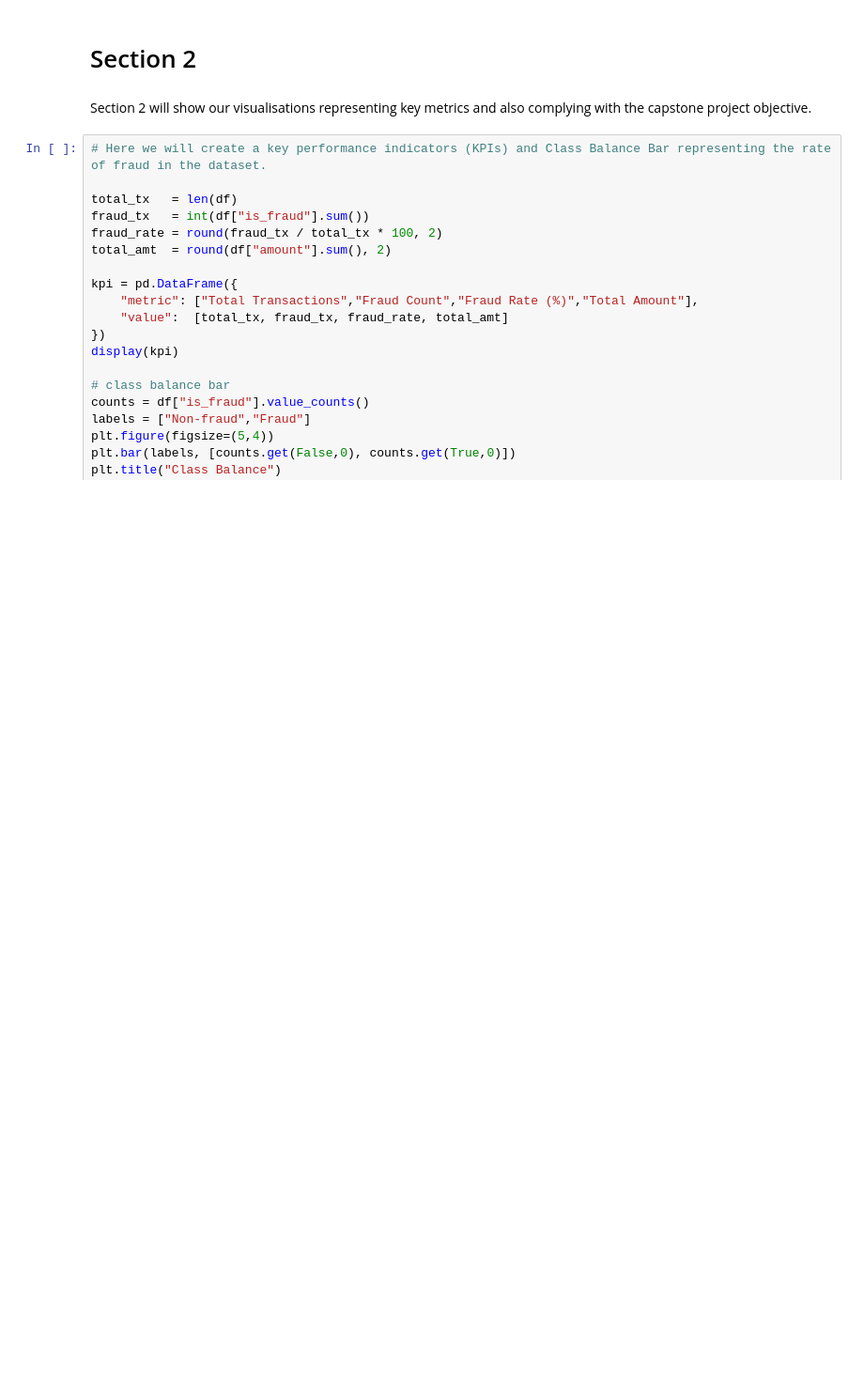
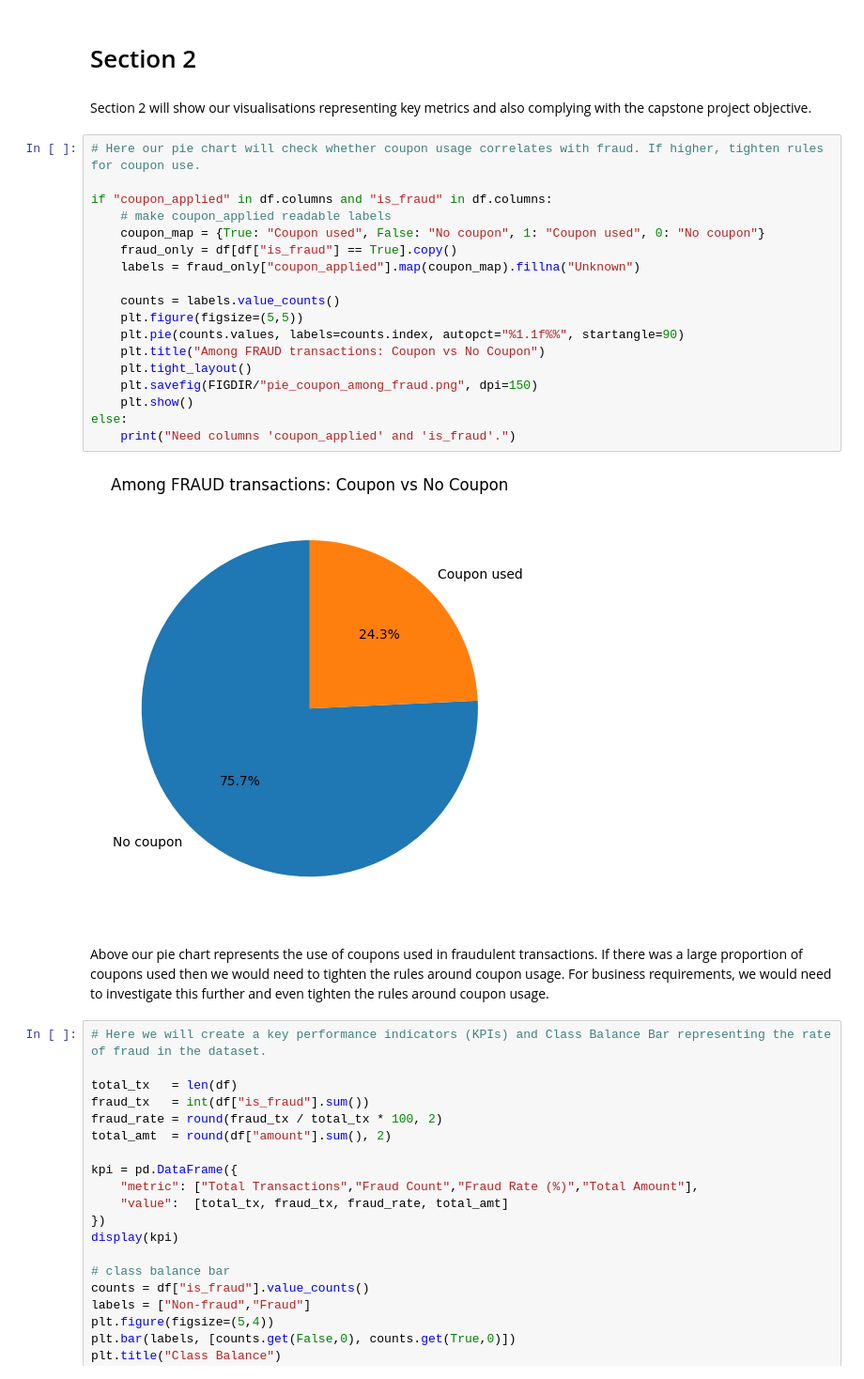
Before and after one commit to Ninestein666/E-Commerce-Fraud-Detection-Capstone, a Jupyter notebook: jupyter_notebooks/DataVisualisations.ipynb, the cells around one changed output. Shown at 94% size. Cells and saved outputs as stored; diff of their text form; blank space fills up the shorter version.

Commit message:
Pie chart added to DataVisualisations (coupon usage among fraud cases)

```diff
--- a/jupyter_notebooks/DataVisualisations.ipynb
+++ b/jupyter_notebooks/DataVisualisations.ipynb
@@ -143,6 +143,28 @@ FIGDIR = Path("reports/figures"); FIGDIR.mkdir(parents=True, exist_ok=True)
 # Section 2
 # %% [markdown]
 Section 2 will show our visualisations representing key metrics and also complying with the capstone project objective.
+# %%
+# Here our pie chart will check whether coupon usage correlates with fraud. If higher, tighten rules for coupon use.
+
+if "coupon_applied" in df.columns and "is_fraud" in df.columns:
+    # make coupon_applied readable labels
+    coupon_map = {True: "Coupon used", False: "No coupon", 1: "Coupon used", 0: "No coupon"}
+    fraud_only = df[df["is_fraud"] == True].copy()
+    labels = fraud_only["coupon_applied"].map(coupon_map).fillna("Unknown")
+
+    counts = labels.value_counts()
+    plt.figure(figsize=(5,5))
+    plt.pie(counts.values, labels=counts.index, autopct="%1.1f%%", startangle=90)
+    plt.title("Among FRAUD transactions: Coupon vs No Coupon")
+    plt.tight_layout()
+    plt.savefig(FIGDIR/"pie_coupon_among_fraud.png", dpi=150)
+    plt.show()
+else:
+    print("Need columns 'coupon_applied' and 'is_fraud'.")
+# %% [output]
+[figure, added]
+# %% [markdown]
+Above our pie chart represents the use of coupons used in fraudulent transactions. If there was a large proportion of coupons used then we would need to tighten the rules around coupon usage. For business requirements, we would need to investigate this further and even tighten the rules around coupon usage.
 # %%
 # Here we will create a key performance indicators (KPIs) and Class Balance Bar representing the rate of fraud in the dataset.
 
```
Also changed, not shown: parts of 1 cell of this notebook, 1 other file.
